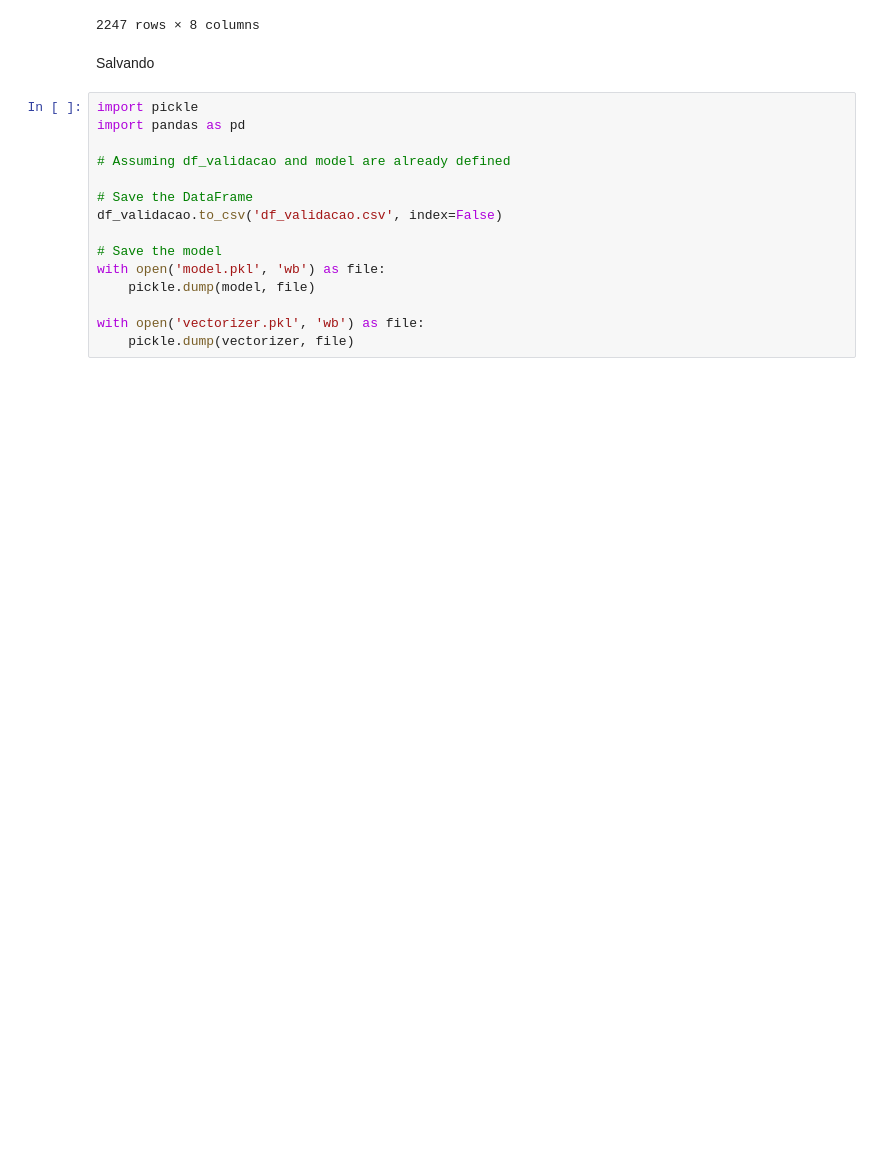
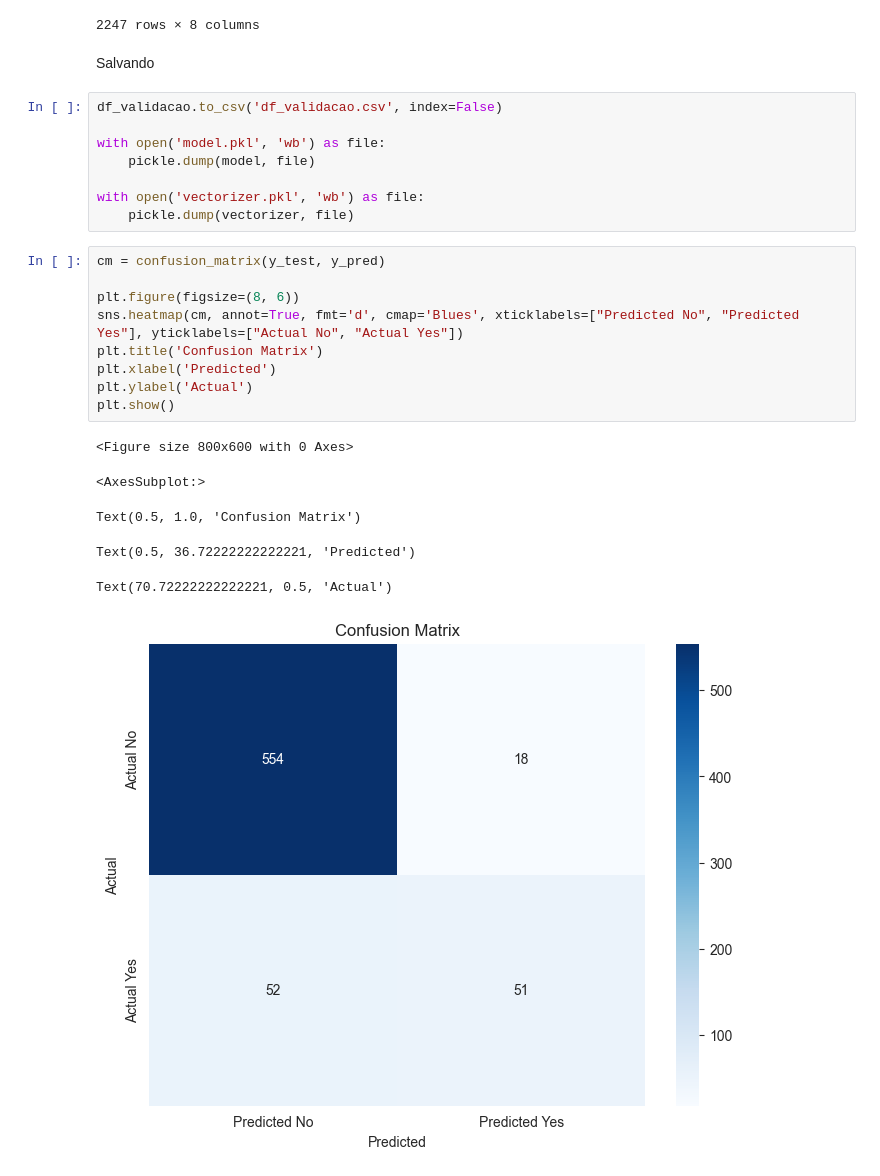
Before and after one commit to Freeszeguet/fiap_techchallenge_5, a Jupyter notebook: fiap_techchallenge_5.ipynb, the cells around one changed output. Drawn from its saved outputs; the diff is of its cells as text; blank space fills up the shorter version.

```diff
--- a/fiap_techchallenge_5.ipynb
+++ b/fiap_techchallenge_5.ipynb
@@ -752,17 +731,26 @@ df_validacao
 # %% [markdown]
 Salvando
 # %%
-import pickle
-import pandas as pd
-
-# Assuming df_validacao and model are already defined
-
-# Save the DataFrame
 df_validacao.to_csv('df_validacao.csv', index=False)
 
-# Save the model
 with open('model.pkl', 'wb') as file:
     pickle.dump(model, file)
 
 with open('vectorizer.pkl', 'wb') as file:
     pickle.dump(vectorizer, file)
+# %%
+cm = confusion_matrix(y_test, y_pred)
+
+plt.figure(figsize=(8, 6))
+sns.heatmap(cm, annot=True, fmt='d', cmap='Blues', xticklabels=["Predicted No", "Predicted Yes"], yticklabels=["Actual No", "Actual Yes"])
+plt.title('Confusion Matrix')
+plt.xlabel('Predicted')
+plt.ylabel('Actual')
+plt.show()
+# %% [output]
+<Figure size 800x600 with 0 Axes>
+<AxesSubplot:>
+Text(0.5, 1.0, 'Confusion Matrix')
+Text(0.5, 36.72222222222221, 'Predicted')
+Text(70.72222222222221, 0.5, 'Actual')
+[figure, added]
```
Also changed, not shown: parts of 4 cells of this notebook.
